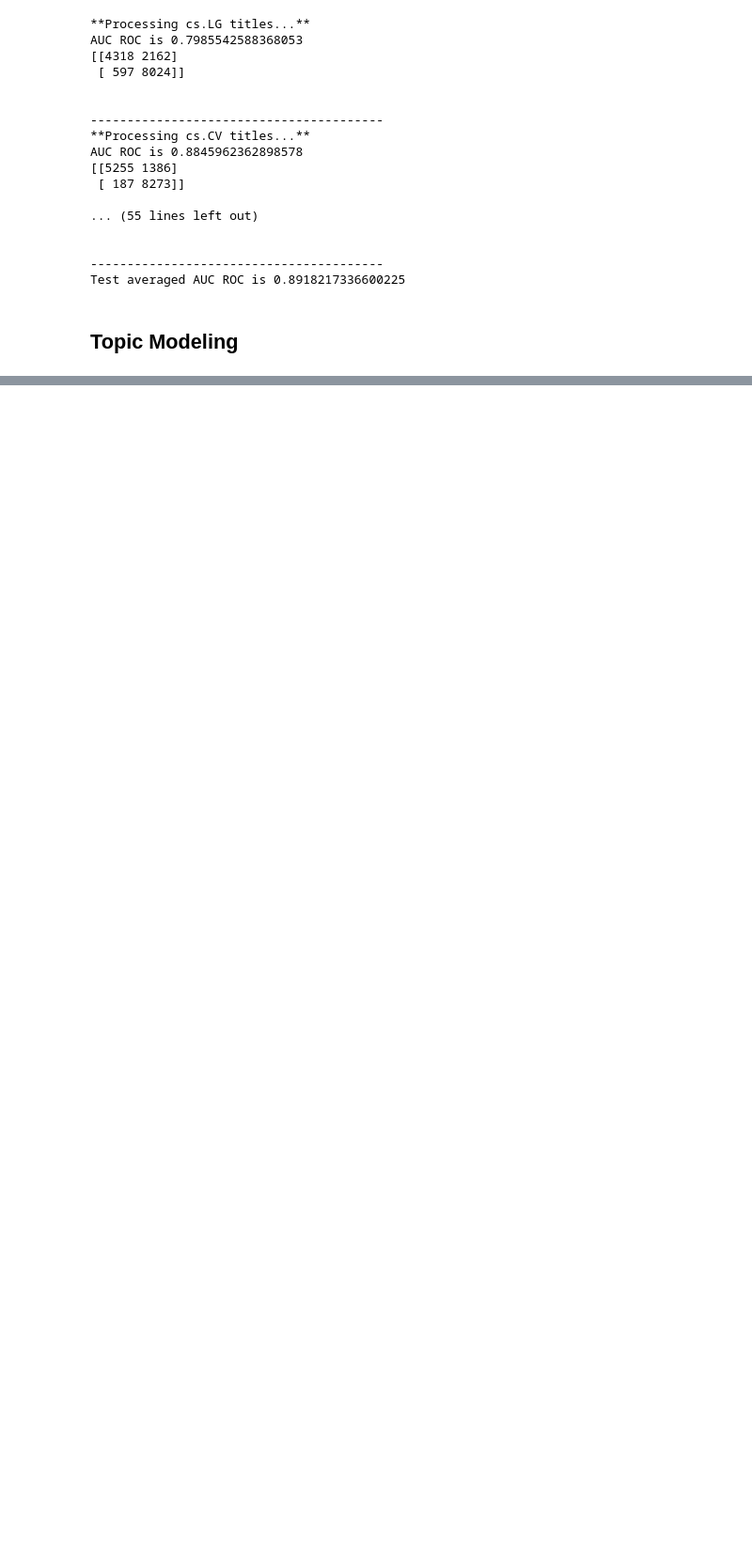
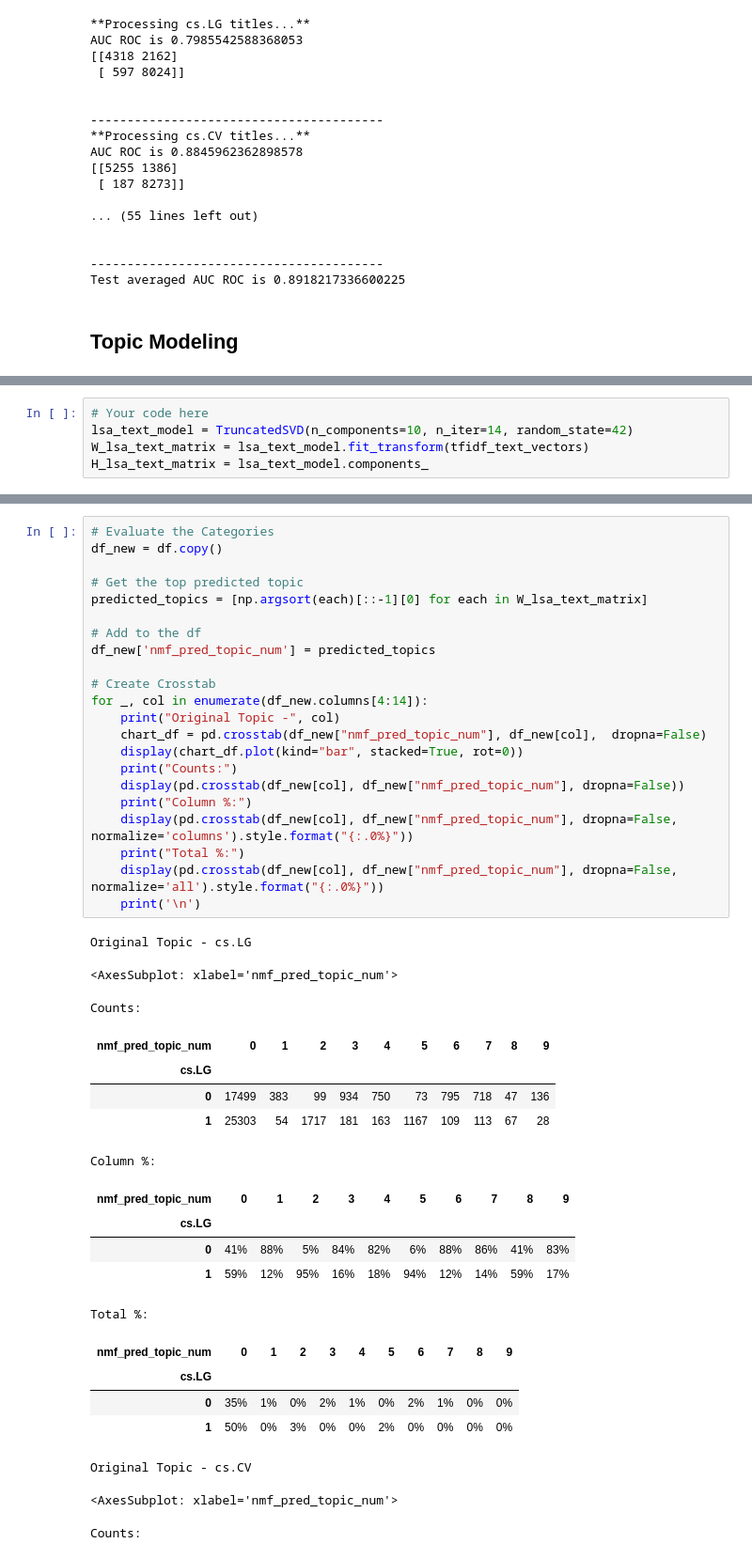
Before and after one commit to ADS-509-01-SP23-Applied-Text-Mining/ADS-509_Final_Project, a Jupyter notebook: ADS-509_Team4-Topic_Modeling_Classification_Model.ipynb, the cells around one changed output, grey strips where cells are left out. Shown at 94% size. Saved outputs shown, nothing was run; the diff lists cells and outputs as text; blank space fills up the shorter version.

```diff
--- a/ADS-509_Team4-Topic_Modeling_Classification_Model.ipynb
+++ b/ADS-509_Team4-Topic_Modeling_Classification_Model.ipynb
@@ -511,0 +622,5 @@ Test averaged AUC ROC is 0.8918217336600225
+# %%
+# Your code here
+lsa_text_model = TruncatedSVD(n_components=10, n_iter=14, random_state=42)
+W_lsa_text_matrix = lsa_text_model.fit_transform(tfidf_text_vectors)
+H_lsa_text_matrix = lsa_text_model.components_
@@ -511,0 +647,43 @@ Test averaged AUC ROC is 0.8918217336600225
+# %%
+# Evaluate the Categories
+df_new = df.copy()
+
+# Get the top predicted topic
+predicted_topics = [np.argsort(each)[::-1][0] for each in W_lsa_text_matrix]
+
+# Add to the df
+df_new['nmf_pred_topic_num'] = predicted_topics
+
+# Create Crosstab
+for _, col in enumerate(df_new.columns[4:14]):
+    print("Original Topic -", col)
+    chart_df = pd.crosstab(df_new["nmf_pred_topic_num"], df_new[col],  dropna=False)
+    display(chart_df.plot(kind="bar", stacked=True, rot=0))
+    print("Counts:")
+    display(pd.crosstab(df_new[col], df_new["nmf_pred_topic_num"], dropna=False))
+    print("Column %:")
+    display(pd.crosstab(df_new[col], df_new["nmf_pred_topic_num"], dropna=False, normalize='columns').style.format("{:.0%}"))
+    print("Total %:")
+    display(pd.crosstab(df_new[col], df_new["nmf_pred_topic_num"], dropna=False, normalize='all').style.format("{:.0%}"))
+    print('\n')
+# %% [output]
+Original Topic - cs.LG
+<AxesSubplot: xlabel='nmf_pred_topic_num'>
+Counts:
+| nmf_pred_topic_num | 0 | 1 | 2 | 3 | 4 | 5 | 6 | 7 | 8 | 9 |
+| cs.LG |  |  |  |  |  |  |  |  |  |  |
+| 0 | 17499 | 383 | 99 | 934 | 750 | 73 | 795 | 718 | 47 | 136 |
+| 1 | 25303 | 54 | 1717 | 181 | 163 | 1167 | 109 | 113 | 67 | 28 |
+Column %:
+| nmf_pred_topic_num | 0 | 1 | 2 | 3 | 4 | 5 | 6 | 7 | 8 | 9 |
+| cs.LG |  |  |  |  |  |  |  |  |  |  |
+| 0 | 41% | 88% | 5% | 84% | 82% | 6% | 88% | 86% | 41% | 83% |
+| 1 | 59% | 12% | 95% | 16% | 18% | 94% | 12% | 14% | 59% | 17% |
+Total %:
+| nmf_pred_topic_num | 0 | 1 | 2 | 3 | 4 | 5 | 6 | 7 | 8 | 9 |
+| cs.LG |  |  |  |  |  |  |  |  |  |  |
+| 0 | 35% | 1% | 0% | 2% | 1% | 0% | 2% | 1% | 0% | 0% |
+| 1 | 50% | 0% | 3% | 0% | 0% | 2% | 0% | 0% | 0% | 0% |
+Original Topic - cs.CV
+<AxesSubplot: xlabel='nmf_pred_topic_num'>
+Counts:
```
Also changed, not shown: parts of 20 cells of this notebook.
